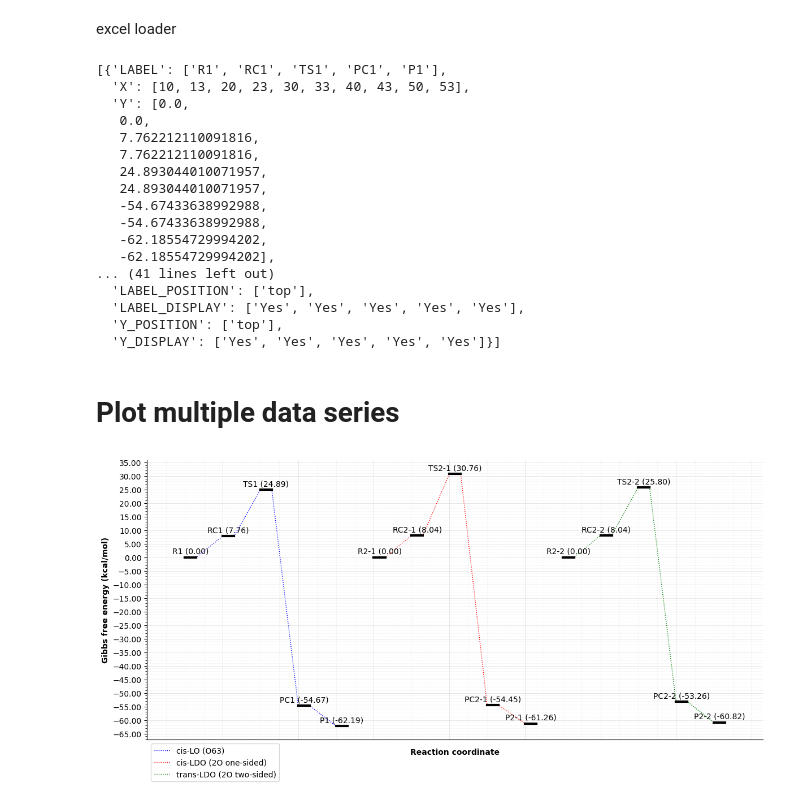
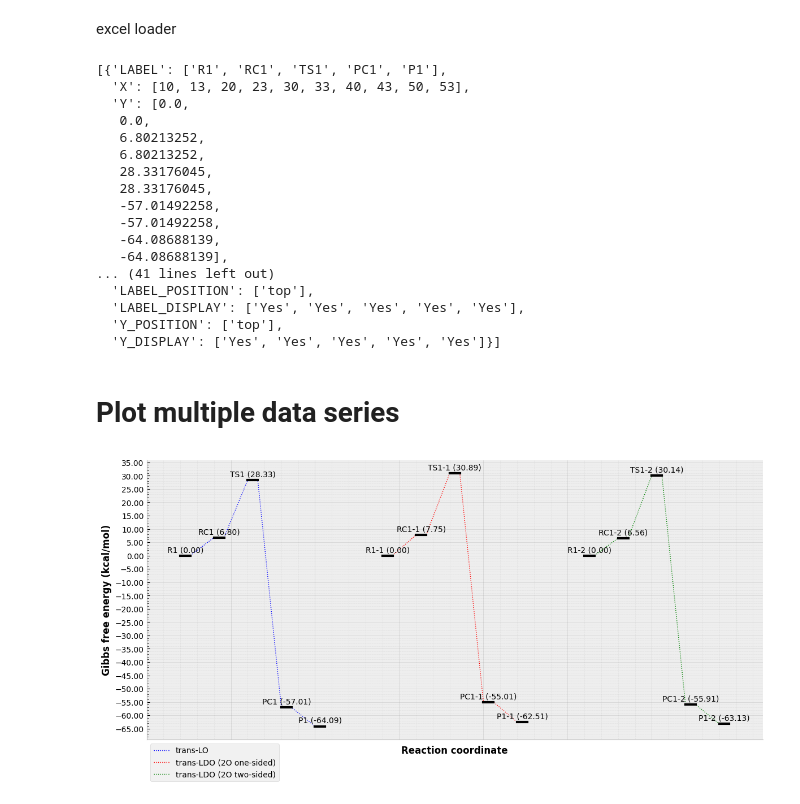
Before and after one commit to sinagilassi/GaussParse, a Jupyter notebook: GaussParse/notebook/energy-profile.ipynb, the cells around one changed output. Drawn from its saved outputs; the diff is of its cells as text; code cells hidden in the pictures.

```diff
--- a/GaussParse/notebook/energy-profile.ipynb
+++ b/GaussParse/notebook/energy-profile.ipynb
@@ -51,7 +51,8 @@ excel file
 # %%
 # source
 # source_path = 'D:\\Google Cloud\\Python Source\\Gaussian\\energy.xlsx'
-source_path = 'D:\\OneDrive\\Project Analysis\\Computational Chemistry\\analysis\\terpens epoxidation\\extract data\\fructose-dioxirane-limonene-mechanism-3\\energy.xlsx'
+# source_path = 'D:\\OneDrive\\Project Analysis\\Computational Chemistry\\analysis\\terpens epoxidation\\extract data\\fructose-dioxirane-limonene-mechanism-3\\energy.xlsx'
+source_path = 'D:\\OneDrive\\Project Analysis\\Computational Chemistry\\analysis\\terpens epoxidation\extract data\\acetone-limonene-mechanism-1\\energy.xlsx'
 # excel file and path
 file_dir, excel_file, file_extension = CheckFileFormat(source_path)
 print(f"excel file: {excel_file}")
@@ -304,14 +305,14 @@ dfs
   'X': [10, 13, 20, 23, 30, 33, 40, 43, 50, 53],
   'Y': [0.0,
    0.0,
-   7.762212110091816,
-   7.762212110091816,
-   24.893044010071957,
-   24.893044010071957,
-   -54.67433638992988,
-   -54.67433638992988,
-   -62.18554729994202,
-   -62.18554729994202],
+   6.80213252,
+   6.80213252,
+   28.33176045,
+   28.33176045,
+   -57.01492258,
+   -57.01492258,
+   -64.08688139,
+   -64.08688139],
 ... (41 lines left out)
   'LABEL_POSITION': ['top'],
   'LABEL_DISPLAY': ['Yes', 'Yes', 'Yes', 'Yes', 'Yes'],
@@ -322,7 +323,7 @@ dfs
 # %%
 def setPosition(position, Xs, Ys, margin=2.5):
     '''
-    config text positio to show label
+    config text position to show label
 
     args:
         position {str}: label position (top/bottom)
@@ -544,7 +545,10 @@ def mPlot(data, plot_type="linear", save_img=False, img_name="plot", target_dir=
     ax.legend(loc='upper left', bbox_to_anchor=(0, 0))
 
     # theme
-    plt.style.use('bmh')
+    # bmh
+    # Solarize_Light2
+    # fast
+    plt.style.use('fast')
 
     # plot file name
     img_name = img_name + ".png"
@@ -566,6 +570,6 @@ def mPlot(data, plot_type="linear", save_img=False, img_name="plot", target_dir=
 # %%
 # subplot setting
 mPlot(dfs, save_img=True, figsize=[
-      12, 6], target_dir=destination_path, img_name='fructose-mechanism-1')
+      12, 6], target_dir=destination_path, img_name='acetone-mechanism-1')
 # %% [output]
-[figure, old version]
+[figure, new version]
```
Also changed, not shown: parts of 5 cells of this notebook, 5 other files.
